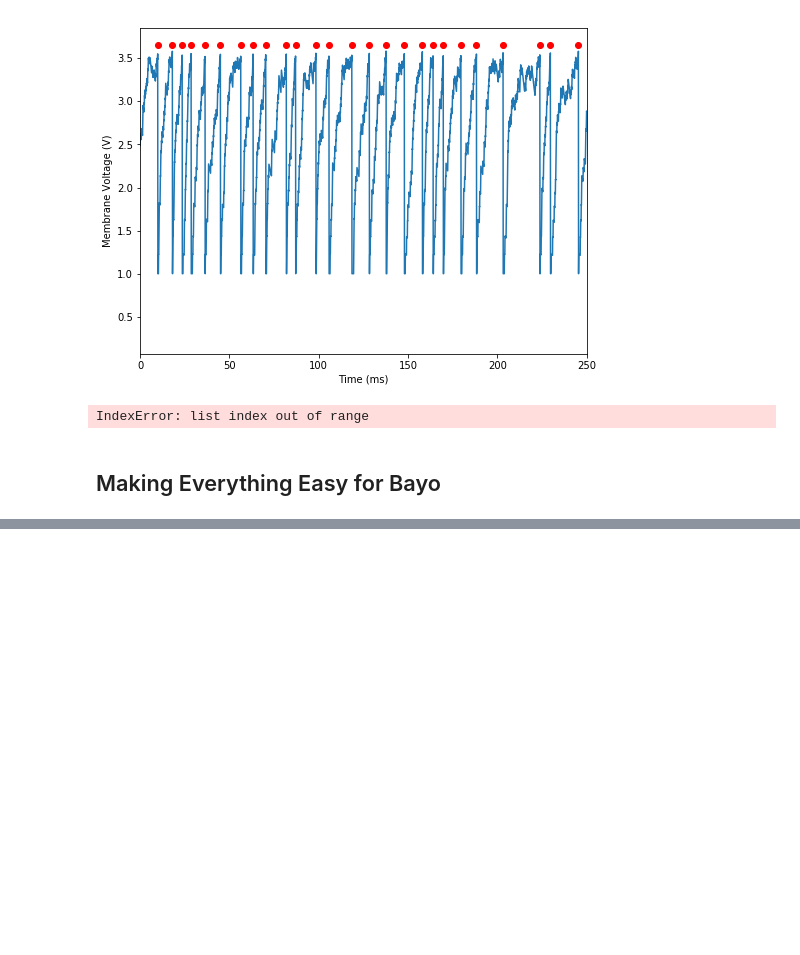
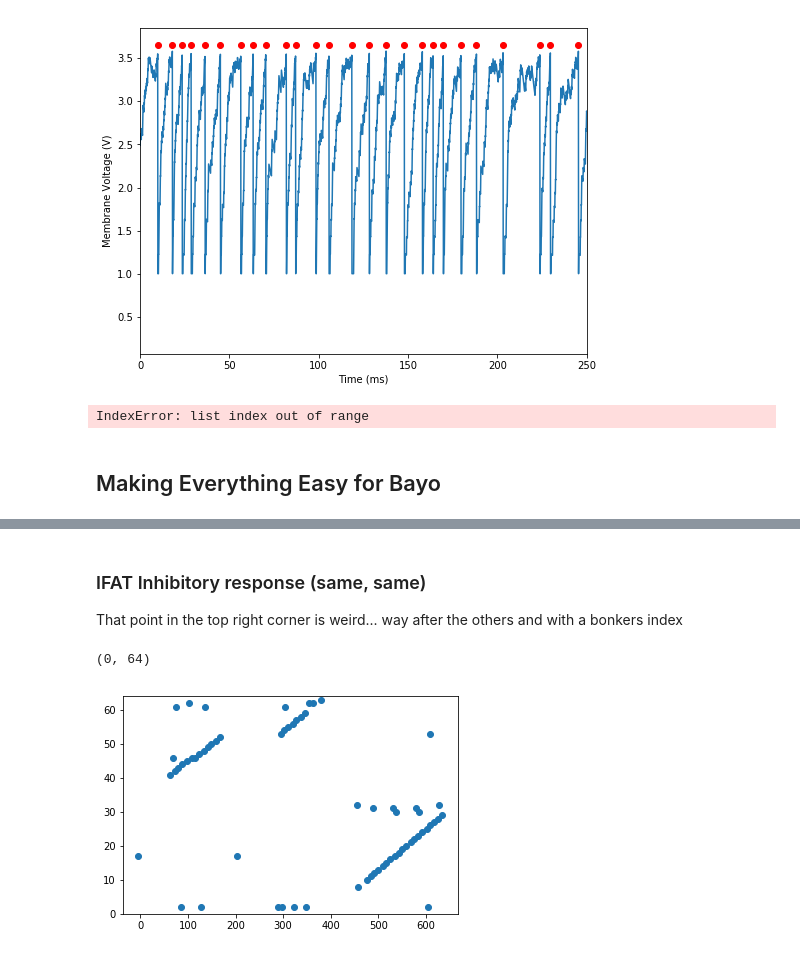
Before and after one commit to acellon/ifat-py, a Jupyter notebook: iscas-ifat.ipynb, the cells around one changed output, grey strips where cells are left out. Drawn from its saved outputs; the diff is of its cells as text; code cells hidden in the pictures; blank space fills up the shorter version.

Commit message:
updates with working inhibit... backup for bayo

```diff
--- a/iscas-ifat.ipynb
+++ b/iscas-ifat.ipynb
@@ -419,4 +430,4 @@ def read_ifat_spikes(file, runtime, dt):
                 exc_t.append(time)
     return asarray(exc_sp), asarray(exc_t), asarray(inh_sp), asarray(inh_t)
 # %%
-exc_sp, exc_t, _, _ = read_ifat_spikes('ifat_spikes.txt',300*ms,10*us)
+exc_sp, exc_t, inh_sp, inh_t = read_ifat_spikes('ifat_spikes (2).txt',300*ms,10*us)
@@ -425,3 +442,11 @@ scatter(exc_t*second/ms, exc_sp)
+# %% [markdown]
+### IFAT Inhibitory response (same, same)
+That point in the top right corner is weird... way after the others and with a bonkers index
+# %%
+scatter(inh_t*second/ms, inh_sp); ylim([0,64])
+# %% [output]
+(0, 64)
+[figure, added]
 # %%
 def write_exc_syn(group, file):
     M = shape(group['weights'])
```
Also changed, not shown: parts of 18 cells of this notebook, 9 other files.
